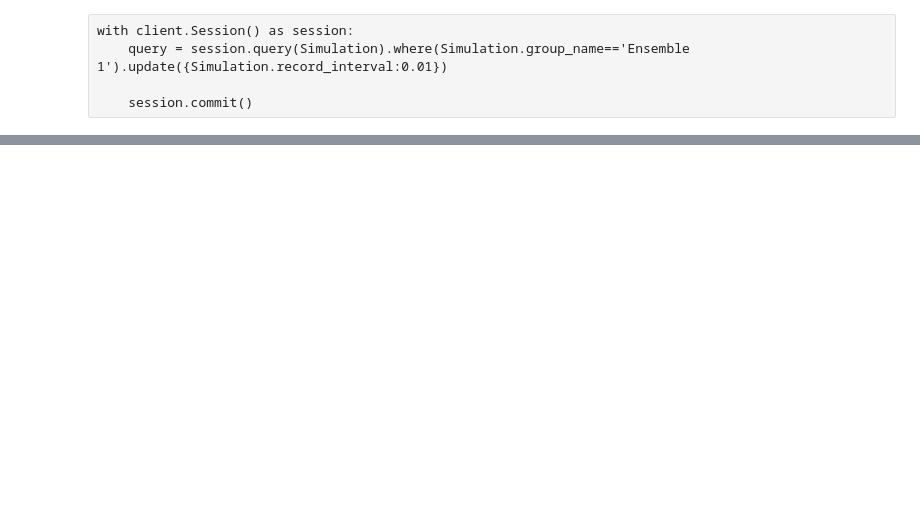
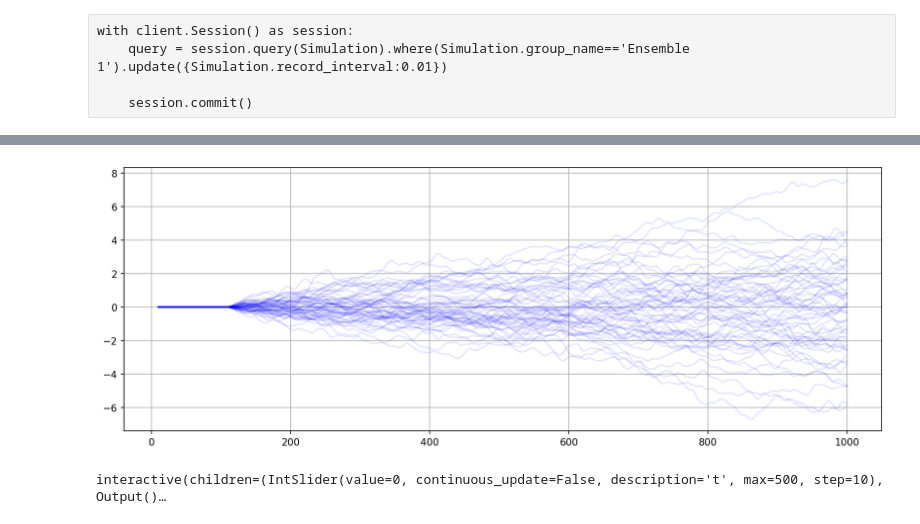
Before and after one commit to ashmat98/LJ-magnetic, a Jupyter notebook: Load.ipynb, the cells around one changed output, grey strips where cells are left out. Drawn from its saved outputs; the diff is of its cells as text; code cells hidden in the pictures; blank space fills up the shorter version.

```diff
--- a/Load.ipynb
+++ b/Load.ipynb
@@ -1,9 +1,12 @@
 # %%
 from matplotlib import pyplot as plt
+import matplotlib
 import numpy as np
 import pandas as pd
 import sqlalchemy
 from collections import defaultdict
+from ipywidgets import interact, interactive, fixed, interact_manual, FloatSlider, IntSlider
+import datetime
 import importlib
 from simulator.ideal import SimulatorIdeal
 from simulator.lennard import SimulatorLennard
@@ -11,11 +14,16 @@ from simulator.magnetic import SimulatorMagnetic
 from simulator.models import Client, Simulation
 from tqdm.notebook import tqdm
 
+import multiprocessing
+from multiprocessing import Pool, cpu_count
+
 import logging.config
 import logging
 import sys
 logging.config.fileConfig("/home/amatevosyan/telegramLogConfig")
 logger = logging.getLogger("telegram")
+
+matplotlib.rcParams["figure.dpi"] = 150
 # %%
 client = Client()
 # %% [raw]
@@ -101,0 +157,20 @@ ax.get_legend().remove()
+# %%
+rl = int(10/0.05)
+fig = plt.figure(figsize=(14,5))
+ax = plt.gca()
+
+(data[1e-7]["L"]-data[0]["L"]).rolling(rl).mean().plot(alpha=0.1, color="blue", ax=ax)
+
+# plt.xlim(-0.5, 1)
+plt.grid()
+ax.get_legend().remove()
+# %% [output]
+[figure, added]
+# %%
+@interact(t=IntSlider(min=0, max=500, step=10,
+                       continuous_update=False))
+def f(t):
+    L[0].loc[t].plot.kde()
+    L[1e-7].loc[t].plot.kde()
+# %% [output]
+interactive(children=(IntSlider(value=0, continuous_update=False, description='t', max=500, step=10), Output()…
```
Also changed, not shown: parts of 26 cells of this notebook, 11 other files.
